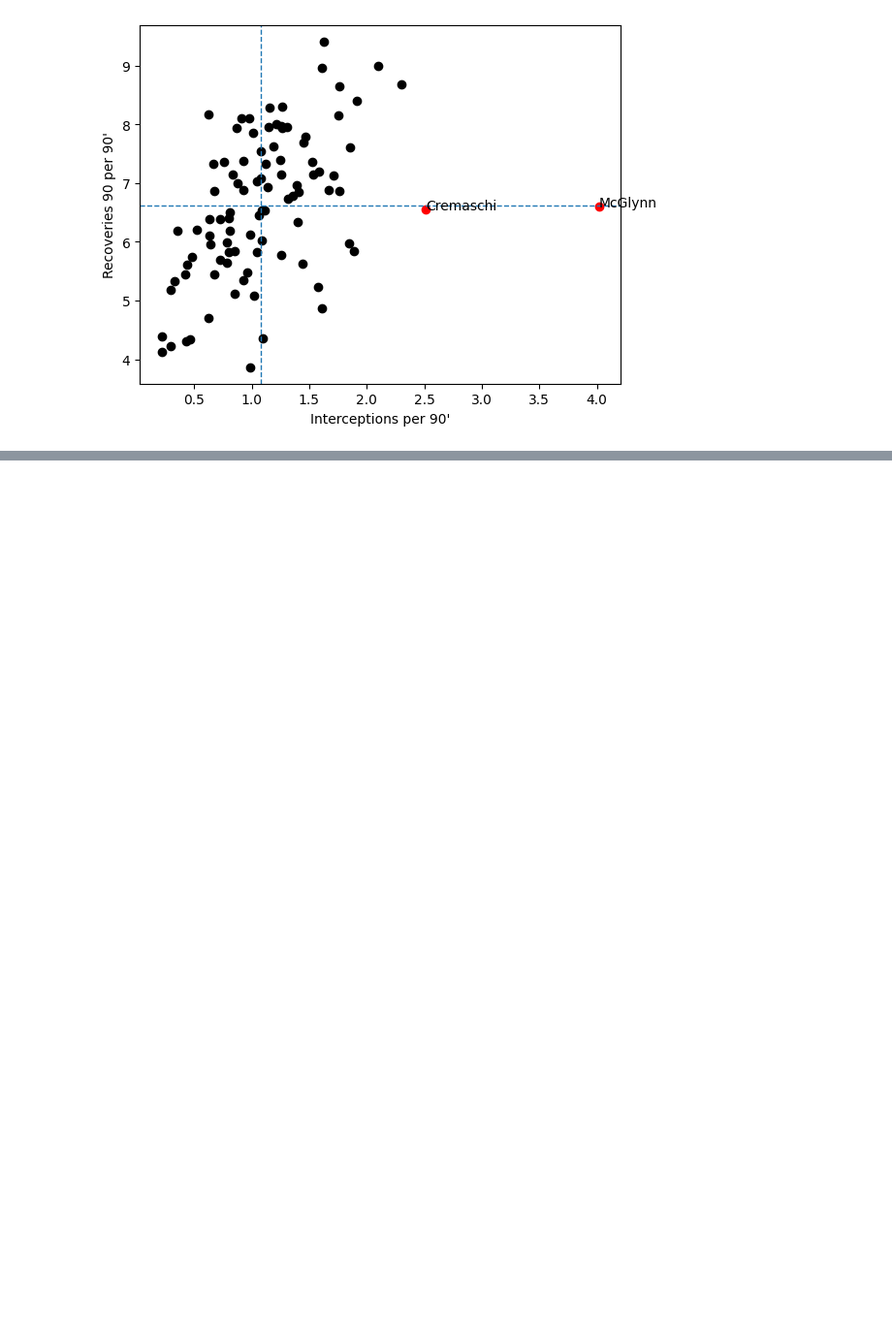
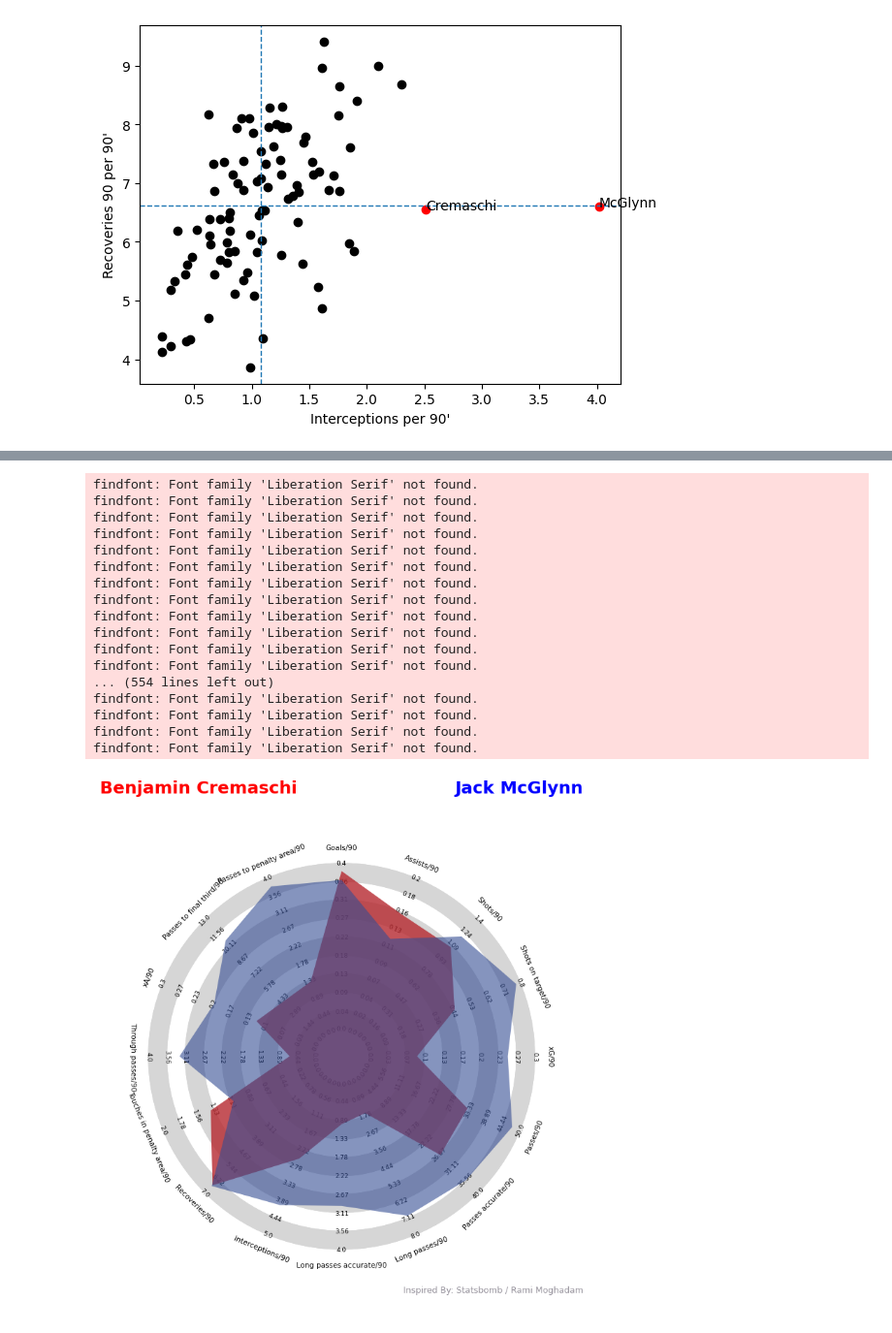
Before and after one commit to Tommy-Las/FootballAnalytics-FinalProject, a Jupyter notebook: player_stats.ipynb, the cells around one changed output, grey strips where cells are left out. Shown at 97% size. Cells and saved outputs as stored; diff of their text form; code cells hidden in the pictures; blank space fills up the shorter version.

Commit message:
Added radar chart for Cremaschi and McGlynn

```diff
--- a/player_stats.ipynb
+++ b/player_stats.ipynb
@@ -952,0 +977,57 @@ plt.show()
+# %%
+from soccerplots.radar_chart import Radar
+
+## parameter names
+metrics = ['Goals/90', 'Assists/90', 'Shots/90', 'Shots on target/90', 'xG/90',
+       'Passes/90', 'Passes accurate/90', 'Long passes/90',
+       'Long passes accurate/90',
+       'Interceptions/90',
+       'Recoveries/90',
+       'Touches in penalty area/90',  'Through passes/90',
+       'xA/90', 'Passes to final third/90', 'Passes to penalty area/90']
+
+## range values
+ranges = [(0, 0.4), (0.0, 0.2), (0, 1.4), (0, 0.8), (0, 0.3), (0, 50), (0.0, 40), (0, 8),  (0.0, 4),  (0.0, 5) ,  (0.0, 7) ,  (0.0, 2) ,  (0.0, 4) ,  (0.0, 0.3) ,  (0.0, 13), (0.0, 4)]
+
+## parameter value
+values = [
+	cremaschi_teams_df.loc["Inter Miami II", metrics],
+	mcglynn_teams_df.loc["Philadelphia Union II", metrics]
+]
+
+## title
+title = dict(
+	title_name='Benjamin Cremaschi ',
+	title_color='red',
+	title_name_2='Jack McGlynn',
+	title_color_2='blue',
+	title_fontsize=18
+)
+
+## instantiate object
+radar = Radar(label_fontsize=7.6)
+
+## plot radar -- alphas
+fig, ax = radar.plot_radar(ranges=ranges, params=metrics, values=values,
+                             	radar_color=['#B6282F', '#344D94'],
+                             	alphas=[0.8, 0.6], title=title,
+                             	compare=True)
+# %% [output]
+findfont: Font family 'Liberation Serif' not found.
+findfont: Font family 'Liberation Serif' not found.
+findfont: Font family 'Liberation Serif' not found.
+findfont: Font family 'Liberation Serif' not found.
+findfont: Font family 'Liberation Serif' not found.
+findfont: Font family 'Liberation Serif' not found.
+findfont: Font family 'Liberation Serif' not found.
+findfont: Font family 'Liberation Serif' not found.
+findfont: Font family 'Liberation Serif' not found.
+findfont: Font family 'Liberation Serif' not found.
+findfont: Font family 'Liberation Serif' not found.
+findfont: Font family 'Liberation Serif' not found.
+... (554 lines left out)
+findfont: Font family 'Liberation Serif' not found.
+findfont: Font family 'Liberation Serif' not found.
+findfont: Font family 'Liberation Serif' not found.
+findfont: Font family 'Liberation Serif' not found.
+[figure, added]
```
Also changed, not shown: parts of 4 cells of this notebook.
